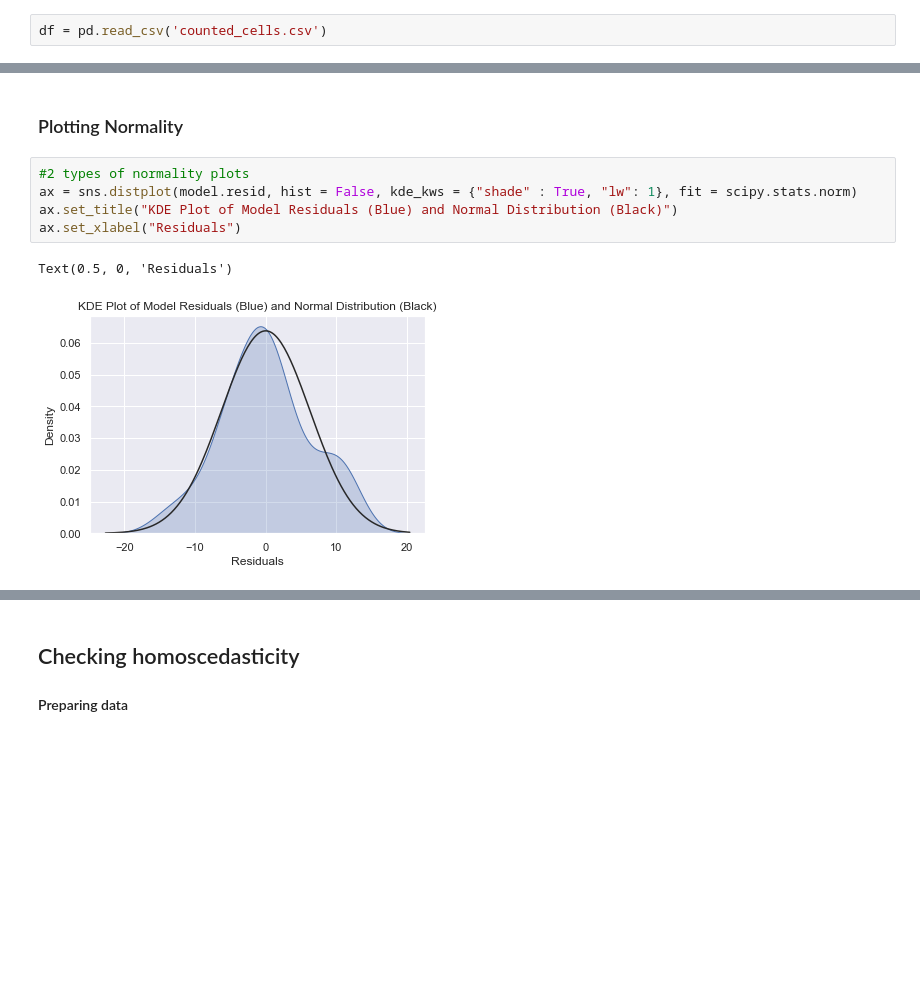
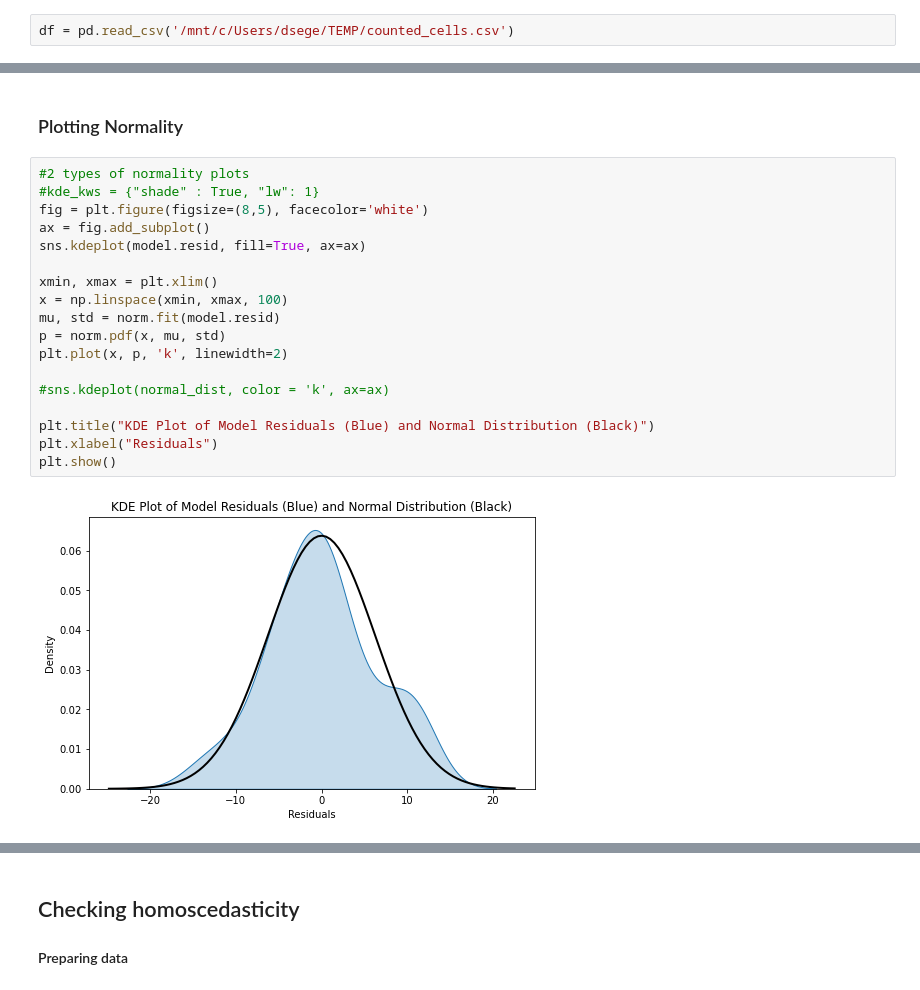
Before and after one commit to DennisDoll/DCLmeetsRETUNE, a Jupyter notebook: image_analysis_pipeline/Data_exploration_and_assumptions.ipynb, the cells around one changed output, grey strips where cells are left out. Cells and saved outputs as stored; diff of their text form; blank space fills up the shorter version.

```diff
--- a/image_analysis_pipeline/Data_exploration_and_assumptions.ipynb
+++ b/image_analysis_pipeline/Data_exploration_and_assumptions.ipynb
@@ -26,7 +26,7 @@ import statistics
 # %% [markdown]
 ## Load and Prepare the Data
 # %%
-df = pd.read_csv('counted_cells.csv')
+df = pd.read_csv('/mnt/c/Users/dsege/TEMP/counted_cells.csv')
 # %%
 df.tail(10)
 # %% [output]
@@ -111,12 +153,24 @@ df_friedman.head(20)
 ### Plotting Normality
 # %%
 #2 types of normality plots
-ax = sns.distplot(model.resid, hist = False, kde_kws = {"shade" : True, "lw": 1}, fit = scipy.stats.norm)
-ax.set_title("KDE Plot of Model Residuals (Blue) and Normal Distribution (Black)")
-ax.set_xlabel("Residuals")
+#kde_kws = {"shade" : True, "lw": 1}
+fig = plt.figure(figsize=(8,5), facecolor='white')
+ax = fig.add_subplot()
+sns.kdeplot(model.resid, fill=True, ax=ax)
+
+xmin, xmax = plt.xlim()
+x = np.linspace(xmin, xmax, 100)
+mu, std = norm.fit(model.resid)
+p = norm.pdf(x, mu, std)
+plt.plot(x, p, 'k', linewidth=2)
+
+#sns.kdeplot(normal_dist, color = 'k', ax=ax)
+
+plt.title("KDE Plot of Model Residuals (Blue) and Normal Distribution (Black)")
+plt.xlabel("Residuals")
+plt.show()
 # %% [output]
-Text(0.5, 0, 'Residuals')
-[figure, old version]
+[figure, new version]
 # %%
 #h = sns.displot(df, x="cc_normalized_per_volume", kind="kde")
 #df_normal = np.random.normal(statistics.mean(df['cc_normalized_per_volume']),statistics.stdev(df['cc_normalized_per_volume']),61)
```
Also changed, not shown: parts of 19 cells of this notebook.
